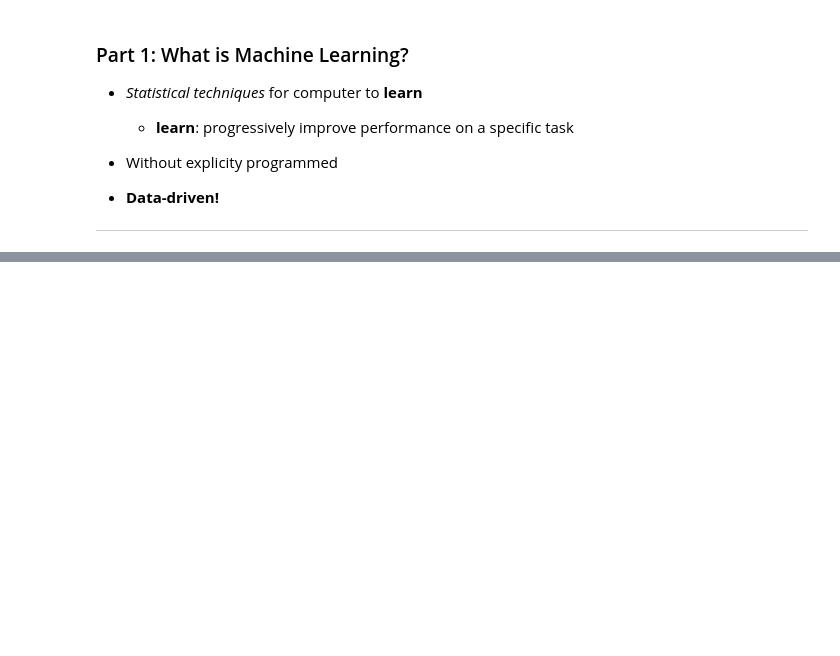
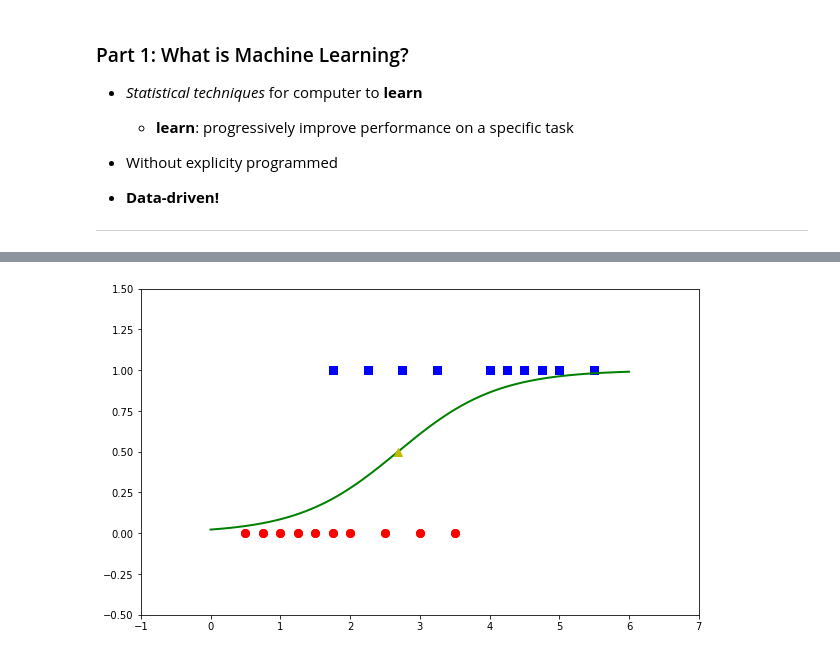
Before and after one commit to ldtanh/feSharingOct28, a Jupyter notebook: frontend-sharing-Oct28.ipynb, the cells around one changed output, grey strips where cells are left out. Cells and saved outputs as stored; diff of their text form; code cells hidden in the pictures; blank space fills up the shorter version.

```diff
--- a/frontend-sharing-Oct28.ipynb
+++ b/frontend-sharing-Oct28.ipynb
@@ -93,0 +183,61 @@
+# %%
+X = np.array([[0.50, 0.75, 1.00, 1.25, 1.50, 1.75, 1.75, 2.00, 2.25, 2.50,
+              2.75, 3.00, 3.25, 3.50, 4.00, 4.25, 4.50, 4.75, 5.00, 5.50]])
+y = np.array([0, 0, 0, 0, 0, 0, 1, 0, 1, 0, 1, 0, 1, 0, 1, 1, 1, 1, 1, 1])
+X = np.concatenate((np.ones((1, X.shape[1])), X), axis = 0)
+X0 = X[1, np.where(y == 0)][0]
+y0 = y[np.where(y == 0)]
+X1 = X[1, np.where(y == 1)][0]
+y1 = y[np.where(y == 1)]
+plt.axis([-1, 7, -0.5, 1.5])
+plt.plot(X0, y0, 'ro', markersize = 8)
+plt.plot(X1, y1, 'bs', markersize = 8)
+
+one = np.ones((X.shape[0], 1))
+Xbar = np.concatenate((one, X), axis = 1)
+
+def sigmoid(s):
+    return 1/(1 + np.exp(-s))
+
+def logistic_sigmoid_regression(X, y, w_init, lrate, tol = 1e-4, n_epochs = 1000000):
+    w = [w_init]
+    it = 0
+    N = X.shape[1]
+    d = X.shape[0]
+    epoch = 0
+    epoch_for_validation = 20
+    while epoch < n_epochs:
+        # mix data
+        mix_id = np.random.permutation(N)
+        for i in mix_id:
+            xi = X[:, i].reshape(d, 1)
+            yi = y[i]
+            zi = sigmoid(np.dot(w[-1].T, xi))
+            w_new = w[-1] + lrate*(yi - zi)*xi
+            epoch += 1
+            # stopping criteria
+            if epoch % epoch_for_validation == 0:
+                if np.linalg.norm(w_new - w[-epoch_for_validation]) < tol:
+                    return w
+            w.append(w_new)
+    return w
+
+lrate = 0.001
+d = X.shape[0]
+w_init = np.random.randn(d, 1)
+
+w = logistic_sigmoid_regression(X, y, w_init, lrate)
+plt.plot(X0, y0, 'ro', markersize = 8)
+plt.plot(X1, y1, 'bs', markersize = 8)
+
+xx = np.linspace(0, 6, 1000)
+w0 = w[-1][0][0]
+w1 = w[-1][1][0]
+threshold = -w0/w1
+yy = sigmoid(w0 + w1*xx)
+plt.axis([-1, 7, -0.5, 1.5])
+plt.plot(xx, yy, 'g-', linewidth = 2)
+plt.plot(threshold, .5, 'y^', markersize = 8)
+plt.show()
+# %% [output]
+[figure, added]
```
Also changed, not shown: parts of 27 cells of this notebook, 17 other files.
